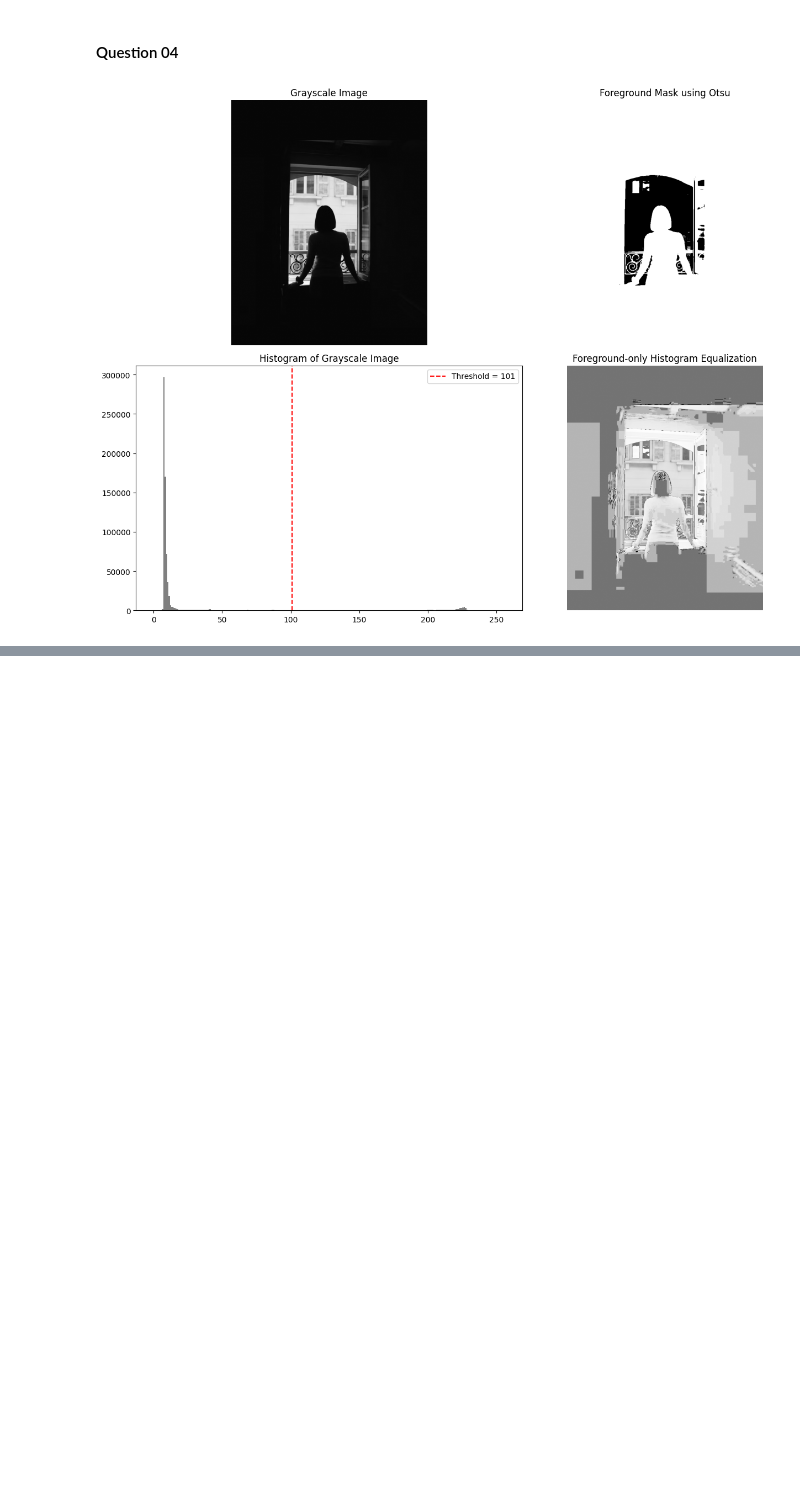
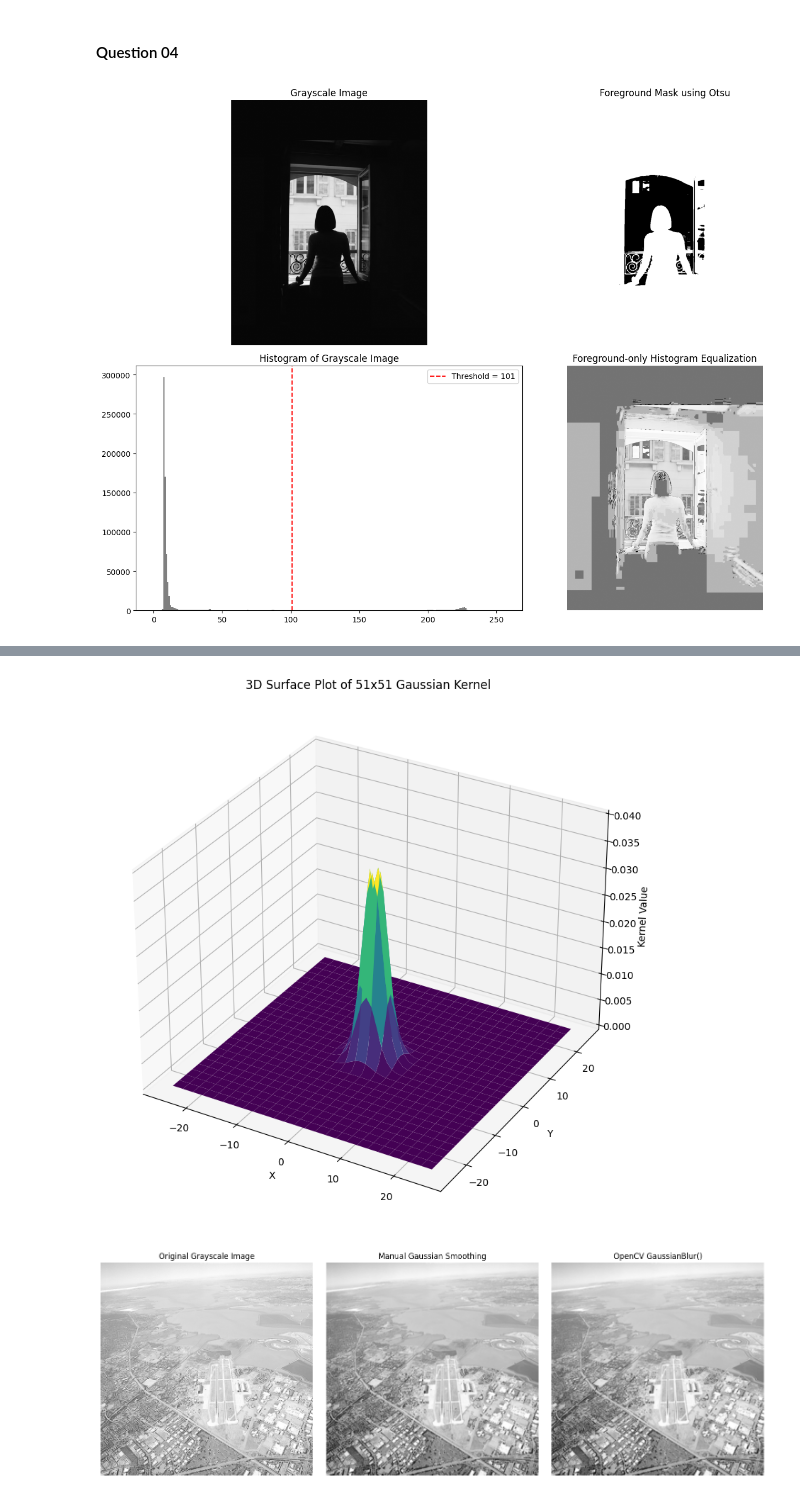
Before and after one commit to Suganthini-G/Intensity-Transformations-and-Neighborhood-Filtering, a Jupyter notebook: 258828H.ipynb, the cells around one changed output, grey strips where cells are left out. Cells and saved outputs as stored; diff of their text form; code cells hidden in the pictures; blank space fills up the shorter version.

```diff
--- a/258828H.ipynb
+++ b/258828H.ipynb
@@ -241,0 +244,78 @@ plt.show()
+# %%
+from mpl_toolkits.mplot3d import Axes3D
+
+def gaussian_kernel(size, sigma):
+    ax = np.arange(-(size // 2), size // 2 + 1)
+    xx, yy = np.meshgrid(ax, ax)
+    kernel = np.exp(-(xx**2 + yy**2) / (2 * sigma**2))
+    kernel = kernel / np.sum(kernel)
+    return kernel
+
+def manual_convolution(image, kernel):
+    k = kernel.shape[0]
+    pad = k // 2
+    padded = np.pad(image, ((pad, pad), (pad, pad)), mode='reflect')
+    output = np.zeros_like(image, dtype=np.float64)
+
+    for i in range(image.shape[0]):
+        for j in range(image.shape[1]):
+            region = padded[i:i+k, j:j+k]
+            output[i, j] = np.sum(region * kernel)
+
+    return np.clip(output, 0, 255).astype(np.uint8)
+
+# (a) Normalized 5x5 Gaussian kernel for sigma = 2
+kernel_5x5 = gaussian_kernel(5, 2)
+print('Normalized 5x5 Gaussian kernel for sigma = 2:')
+print(np.round(kernel_5x5, 6))
+print('Sum of kernel =', kernel_5x5.sum())
+
+# (b) 51x51 Gaussian kernel visualized as a 3D surface plot
+kernel_51x51 = gaussian_kernel(51, 2)
+x = np.arange(-(51 // 2), 51 // 2 + 1)
+y = np.arange(-(51 // 2), 51 // 2 + 1)
+X, Y = np.meshgrid(x, y)
+
+fig = plt.figure(figsize=(10, 8))
+ax = fig.add_subplot(111, projection='3d')
+ax.plot_surface(X, Y, kernel_51x51, cmap='viridis')
+ax.set_title('3D Surface Plot of 51x51 Gaussian Kernel')
+ax.set_xlabel('X')
+ax.set_ylabel('Y')
+ax.set_zlabel('Kernel Value')
+plt.tight_layout()
+plt.savefig('outputs/q5_gaussian_3d_surface.png')
+plt.show()
+
+# (c) Manual Gaussian smoothing using the computed kernel
+img_q5 = cv2.imread('images/runway.png', 0)
+manual_blur = manual_convolution(img_q5, kernel_5x5)
+
+# (d) Gaussian smoothing using OpenCV
+opencv_blur = cv2.GaussianBlur(img_q5, (5, 5), 2)
+
+cv2.imwrite('outputs/q5_original.png', img_q5)
+cv2.imwrite('outputs/q5_manual_gaussian.png', manual_blur)
+cv2.imwrite('outputs/q5_opencv_gaussian.png', opencv_blur)
+
+plt.figure(figsize=(15, 5))
+
+plt.subplot(1, 3, 1)
+plt.title('Original Grayscale Image')
+plt.imshow(img_q5, cmap='gray')
+plt.axis('off')
+
+plt.subplot(1, 3, 2)
+plt.title('Manual Gaussian Smoothing')
+plt.imshow(manual_blur, cmap='gray')
+plt.axis('off')
+
+plt.subplot(1, 3, 3)
+plt.title('OpenCV GaussianBlur()')
+plt.imshow(opencv_blur, cmap='gray')
+plt.axis('off')
+
+plt.tight_layout()
+plt.savefig('outputs/q5_gaussian_comparison.png')
+plt.show()
+# %% [output]
@@ -241,0 +329,2 @@ plt.show()
+[figure, added]
+[figure, added]
```
Also changed, not shown: parts of 2 cells of this notebook, 6 other files.
